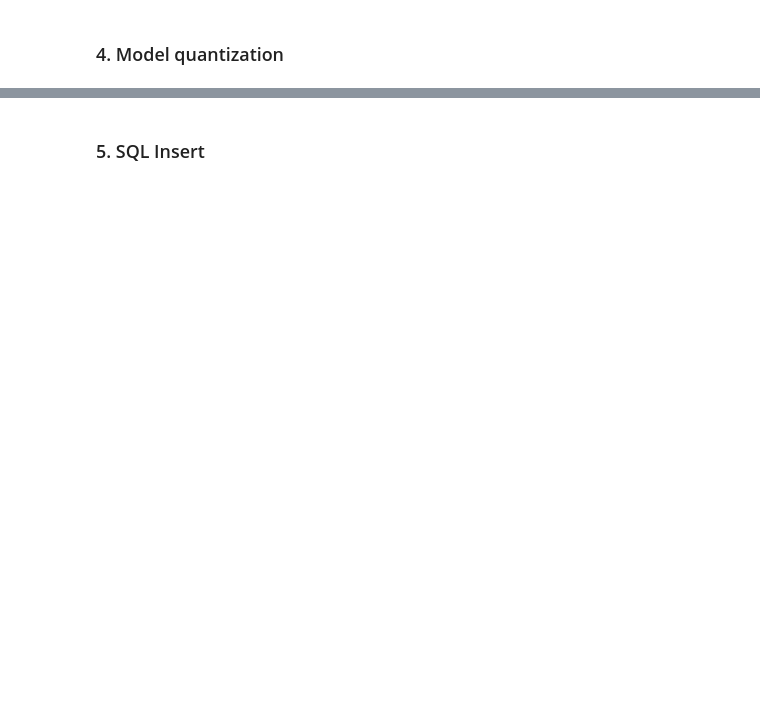
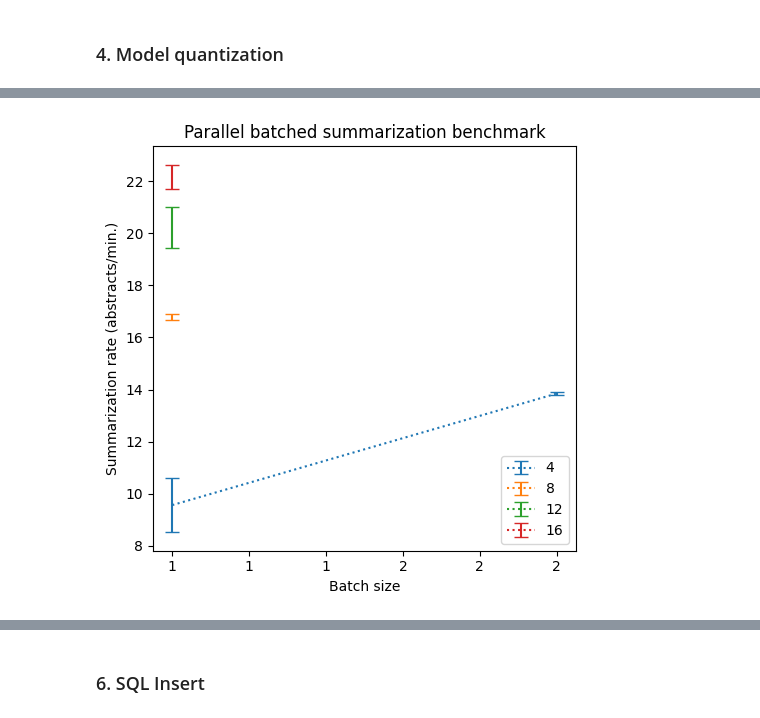
Before and after one commit to gperdrizet/PUBSUM, a Jupyter notebook: pubsum/notebooks/benchmarking_results.ipynb, the cells around one changed output, grey strips where cells are left out. Saved outputs shown, nothing was run; the diff lists cells and outputs as text; code cells hidden in the pictures; blank space fills up the shorter version.

```diff
--- a/pubsum/notebooks/benchmarking_results.ipynb
+++ b/pubsum/notebooks/benchmarking_results.ipynb
@@ -184,0 +238,38 @@ data.head()
+# %%
+data = pd.read_csv('../benchmarks/parallel_batched_summarize/results.csv')
+data['summarization rate (abstracts/min.)'] = data['summarization rate (abstracts/sec.)'] * 60
+
+worker_nums = data['workers'].unique()
+
+fig, axs = plt.subplots(1, 1, figsize=(5, 5), tight_layout=True)
+
+axs.set_title('Parallel batched summarization benchmark')
+axs.set_xlabel('Batch size')
+axs.set_ylabel('Summarization rate (abstracts/min.)')
+axs.xaxis.set_major_formatter(FormatStrFormatter('%.0f'))
+
+for workers in worker_nums:
+
+    plot_data = data[data['workers'] == workers]
+
+    mean = plot_data.groupby(['batch size']).mean()
+    mean.reset_index(inplace=True)
+
+    std = plot_data.groupby(['batch size']).std()
+    std.reset_index(inplace=True)
+
+    axs.errorbar(
+        mean['batch size'],
+        mean['summarization rate (abstracts/min.)'],
+        yerr=std['summarization rate (abstracts/min.)'],
+        capsize=5,
+        label=workers,
+        linestyle='dotted'
+    )
+
+plt.legend(loc='lower right')
+plt.show()
+
+data.head()
+# %% [output]
+[figure, added]
@@ -185,5 +282,5 @@ data.head()
 # %% [markdown]
-### 5. SQL Insert
+### 6. SQL Insert
 # %%
 data = pd.read_csv('../benchmarks/sql_insert/results.csv')
 data['insert rate (abstracts/millisecond)'] = data['insert rate (abstracts/sec.)'] / 1000
```
Also changed, not shown: parts of 11 cells of this notebook.
